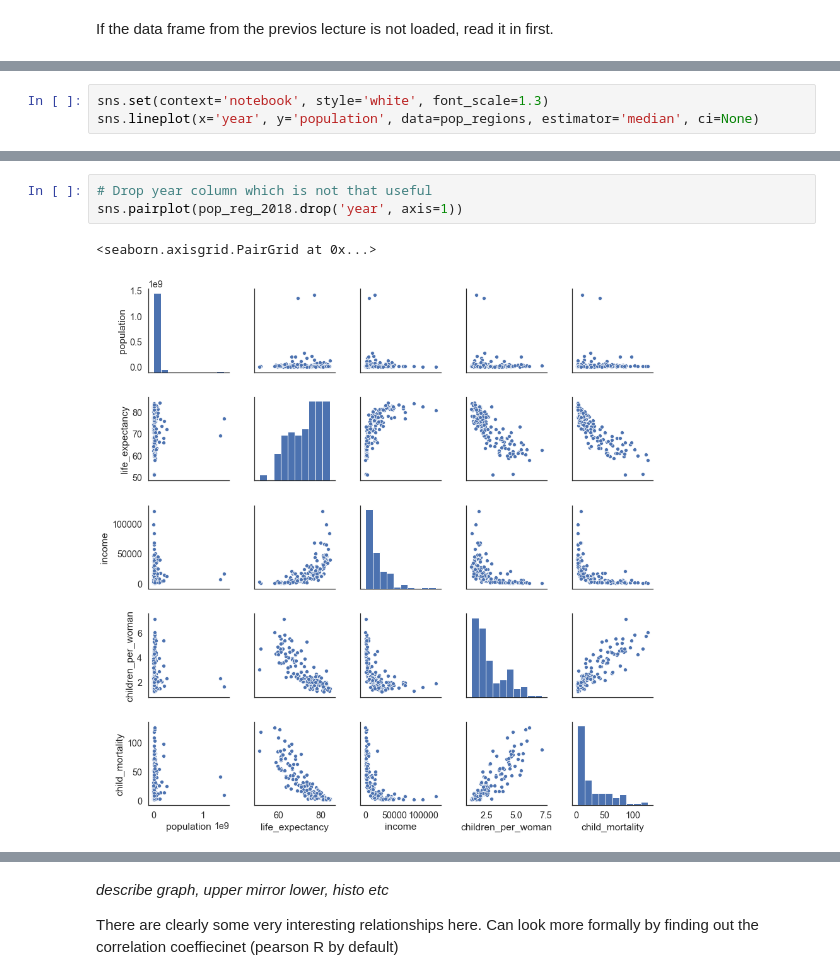
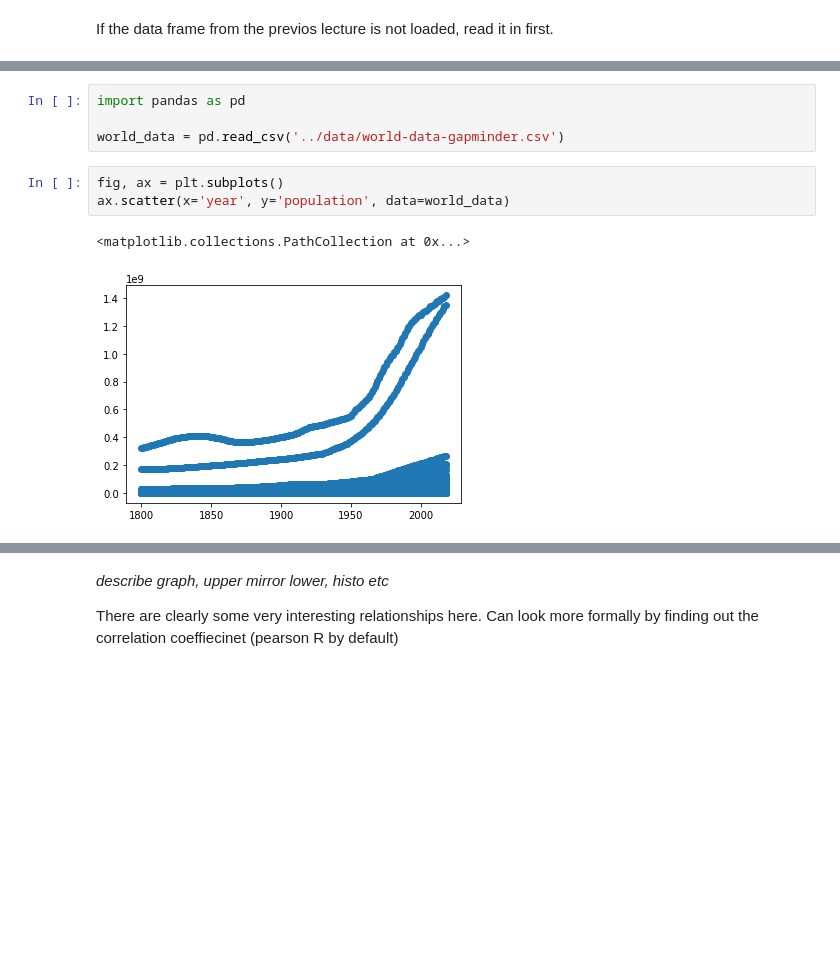
Before and after one commit to UofTCoders/2018-09-10-utoronto, a Jupyter notebook: code/3-dataviz-gapminder.ipynb, the cells around one changed output, grey strips where cells are left out. Cells and saved outputs as stored; diff of their text form; blank space fills up the shorter version.

Commit message:
Rewrite narrative and update some of the plots accordingly

```diff
--- a/code/3-dataviz-gapminder.ipynb
+++ b/code/3-dataviz-gapminder.ipynb
@@ -222,3 +136,0 @@ These functions are like changing the settings in aprogram and will apply to all
-# %%
-sns.set(context='notebook', style='white', font_scale=1.3)
-sns.lineplot(x='year', y='population', data=pop_regions, estimator='median', ci=None)
@@ -382,6 +137,10 @@ sns.pairplot(pop_reg_2018)
-# %%
-# Drop year column which is not that useful
-sns.pairplot(pop_reg_2018.drop('year', axis=1))
-# %% [output]
-<seaborn.axisgrid.PairGrid at 0x...>
-[figure, removed]
+# %%
+import pandas as pd
+
+world_data = pd.read_csv('../data/world-data-gapminder.csv')
+# %%
+fig, ax = plt.subplots()
+ax.scatter(x='year', y='population', data=world_data)
+# %% [output]
+<matplotlib.collections.PathCollection at 0x...>
+[figure, added]
```
Also changed, not shown: parts of 211 cells of this notebook.
